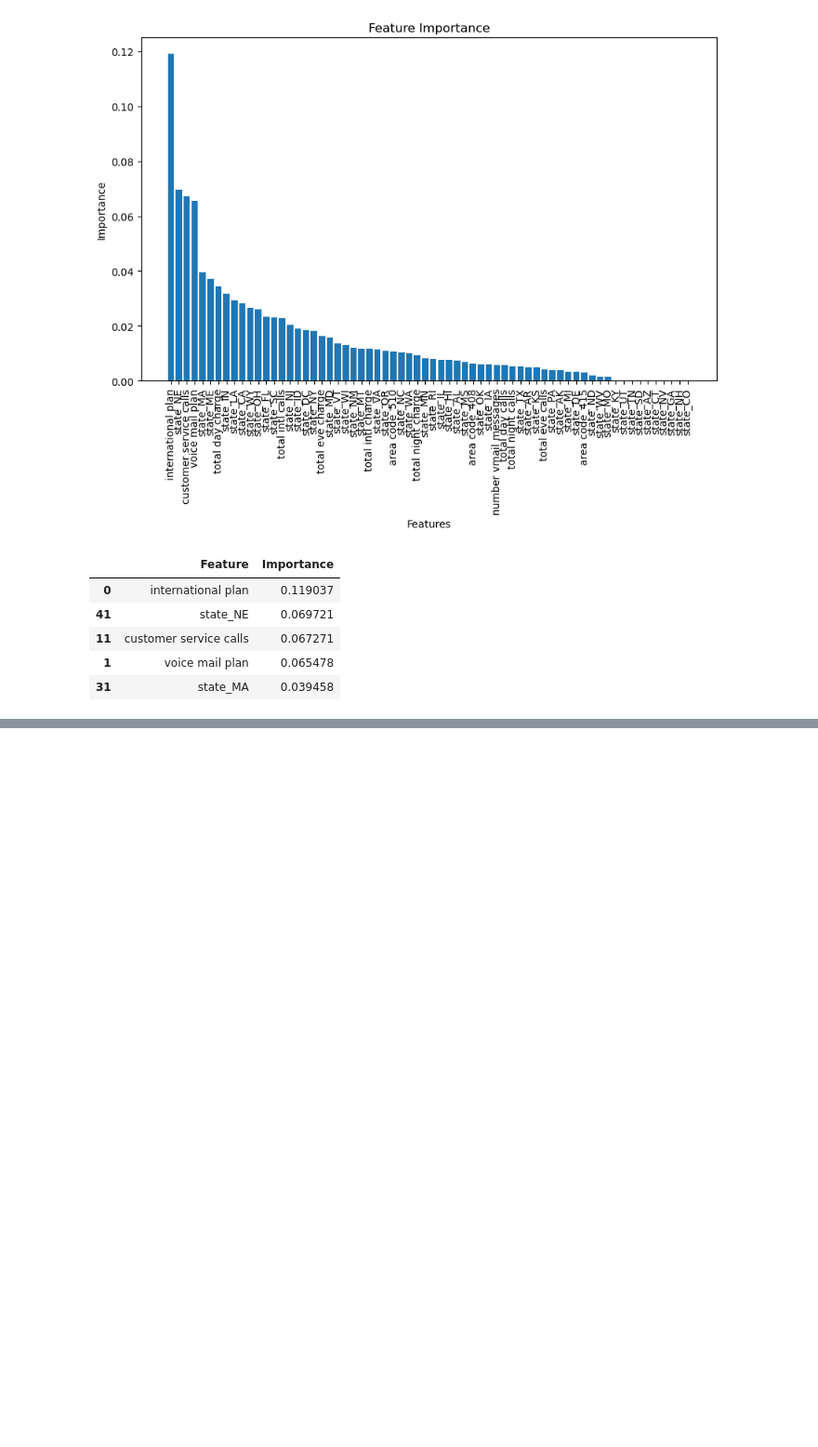
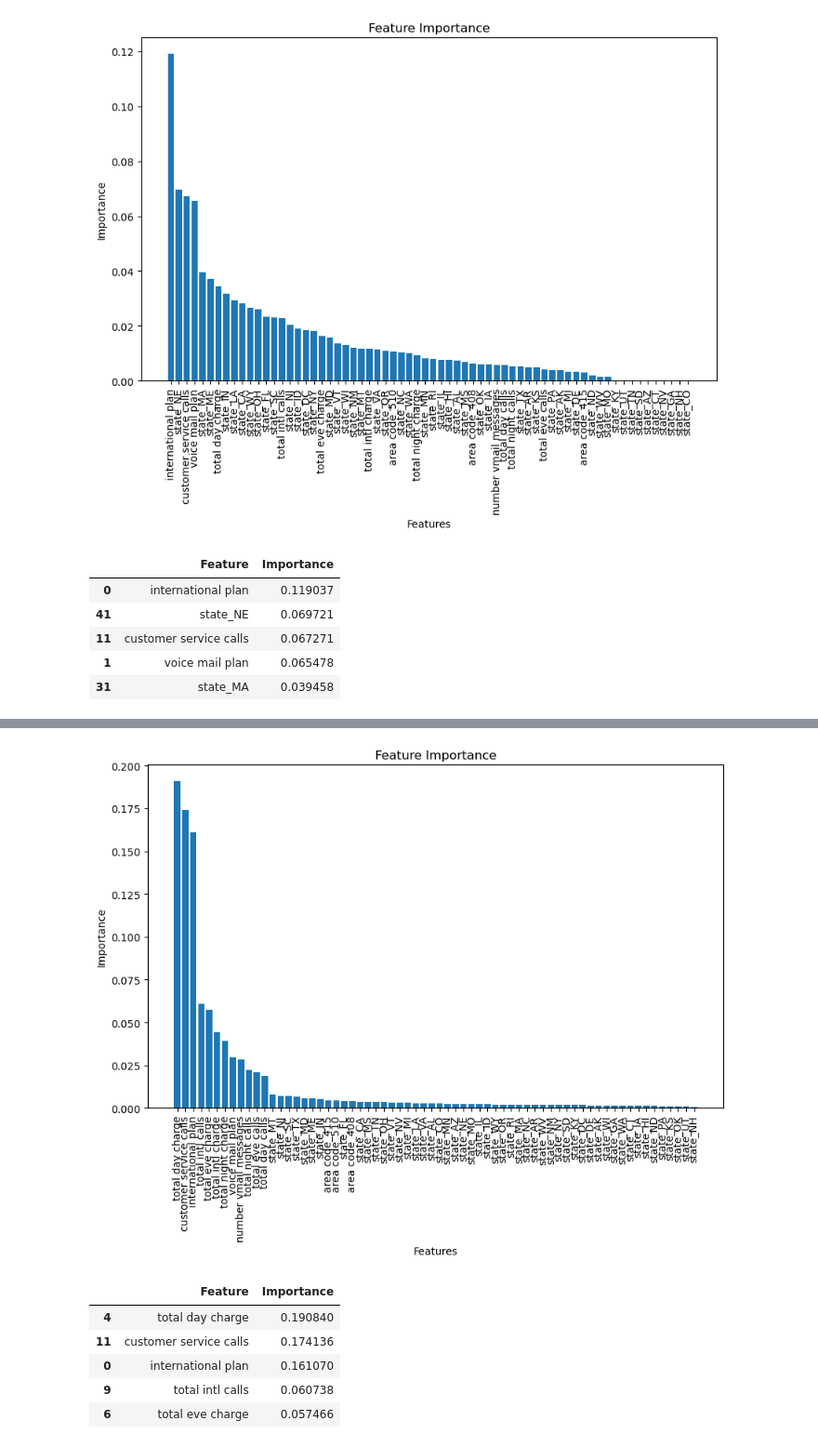
Before and after one commit to Emilly-Njue/Phase3-Project, a Jupyter notebook: customer_churn.ipynb, the cells around one changed output, grey strips where cells are left out. Shown at 93% size. Cells and saved outputs as stored; diff of their text form; code cells hidden in the pictures; blank space fills up the shorter version.

```diff
--- a/customer_churn.ipynb
+++ b/customer_churn.ipynb
@@ -1002,0 +1064,4 @@ plot_feature_importance(xgb_model, X)
+# %%
+rf_model = RandomForestClassifier(n_estimators=100, max_depth=10, min_samples_split=5, random_state=42)
+
+evaluate_model(rf_model, X_train, y_train, X_test, y_test)
@@ -1002,0 +1084,10 @@ plot_feature_importance(xgb_model, X)
+# %%
+plot_feature_importance(rf_model, X)
+# %% [output]
+[figure, added]
+|  | Feature | Importance |
+| 4 | total day charge | 0.190840 |
+| 11 | customer service calls | 0.174136 |
+| 0 | international plan | 0.161070 |
+| 9 | total intl calls | 0.060738 |
+| 6 | total eve charge | 0.057466 |
```
Also changed, not shown: parts of 20 cells of this notebook, 5 other files.
